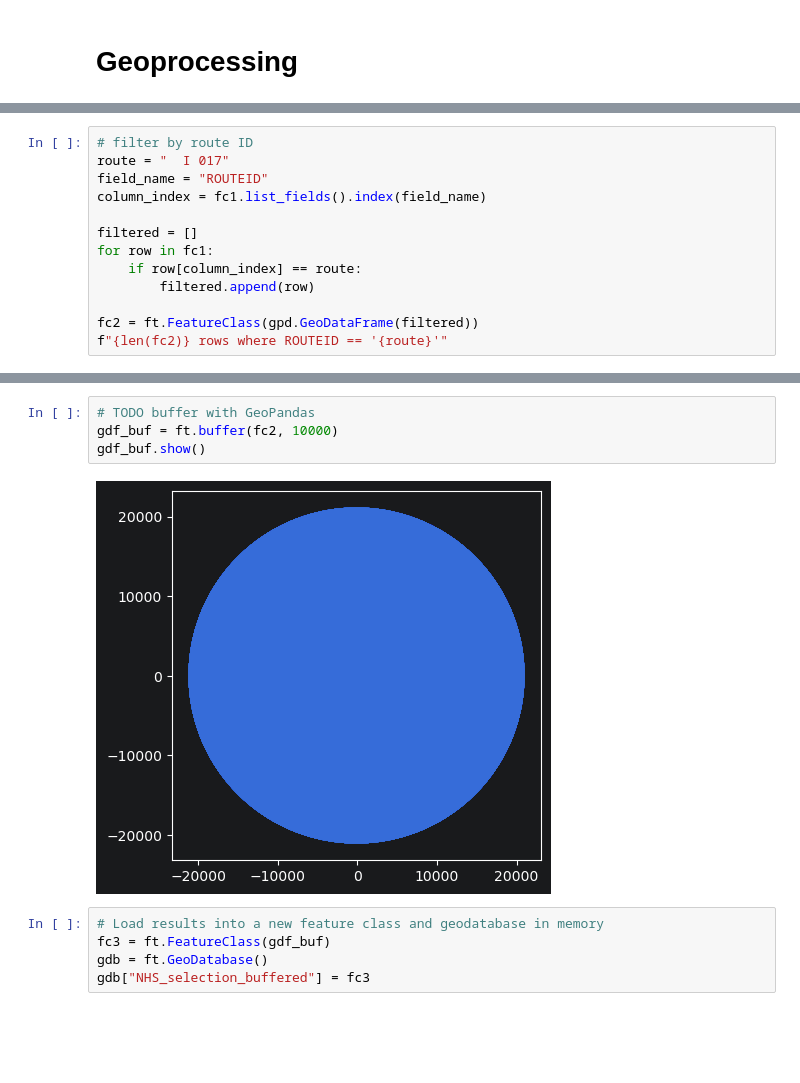
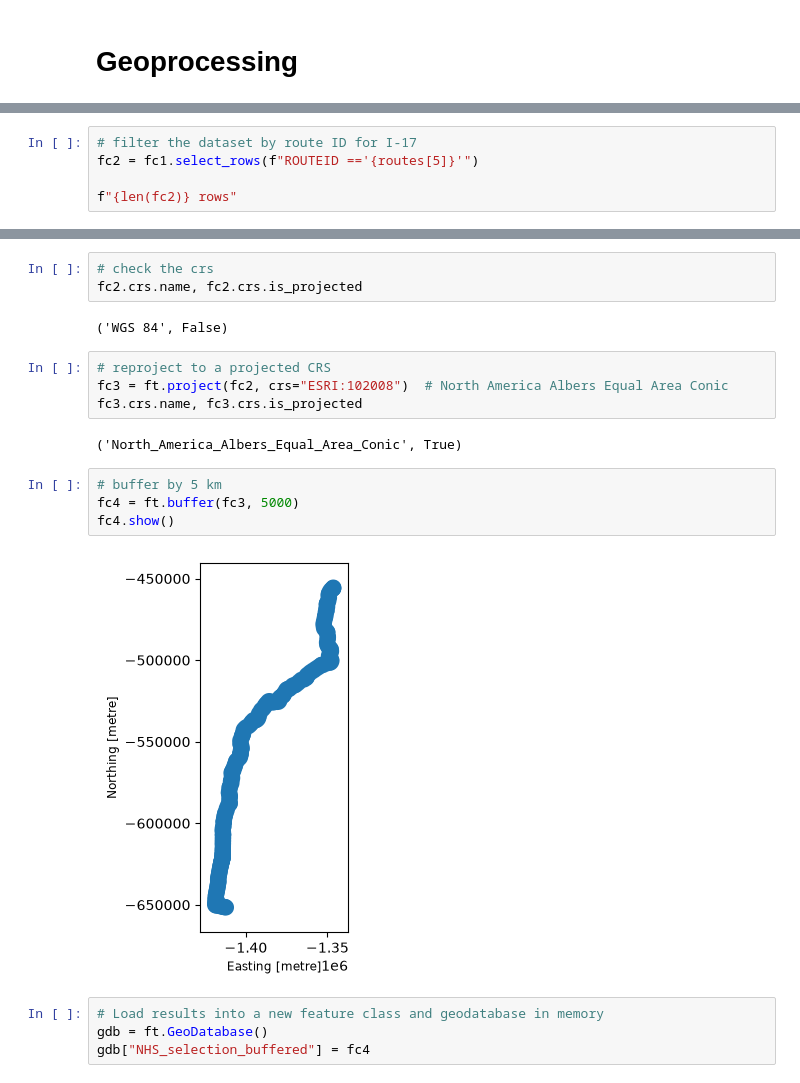
Before and after one commit to corbel-spatial/footbridge, a Jupyter notebook: docs/notebooks/geoprocessing.ipynb, the cells around one changed output, grey strips where cells are left out. Drawn from its saved outputs; the diff is of its cells as text; blank space fills up the shorter version.

Commit message:
add footbridge.project, update notebooks

```diff
--- a/docs/notebooks/geoprocessing.ipynb
+++ b/docs/notebooks/geoprocessing.ipynb
@@ -14,14 +37,6 @@ f"{len(fc1)} rows"
 # %%
-# filter by route ID
-route = "  I 017"
-field_name = "ROUTEID"
-column_index = fc1.list_fields().index(field_name)
+# filter the dataset by route ID for I-17
+fc2 = fc1.select_rows(f"ROUTEID =='{routes[5]}'")
 
-filtered = []
-for row in fc1:
-    if row[column_index] == route:
-        filtered.append(row)
-
-fc2 = ft.FeatureClass(gpd.GeoDataFrame(filtered))
-f"{len(fc2)} rows where ROUTEID == '{route}'"
+f"{len(fc2)} rows"
 # %% [output]
@@ -29,14 +48,24 @@ f"{len(fc2)} rows where ROUTEID == '{route}'"
+# %%
+# check the crs
+fc2.crs.name, fc2.crs.is_projected
+# %% [output]
+('WGS 84', False)
+# %%
+# reproject to a projected CRS
+fc3 = ft.project(fc2, crs="ESRI:102008")  # North America Albers Equal Area Conic
+fc3.crs.name, fc3.crs.is_projected
+# %% [output]
+('North_America_Albers_Equal_Area_Conic', True)
 # %%
-# TODO buffer with GeoPandas
-gdf_buf = ft.buffer(fc2, 10000)
-gdf_buf.show()
+# buffer by 5 km
+fc4 = ft.buffer(fc3, 5000)
+fc4.show()
 # %% [output]
-[figure, old version]
+[figure, new version]
 # %%
 # Load results into a new feature class and geodatabase in memory
-fc3 = ft.FeatureClass(gdf_buf)
 gdb = ft.GeoDatabase()
-gdb["NHS_selection_buffered"] = fc3
+gdb["NHS_selection_buffered"] = fc4
 # %%
 # Save to disk
 gdb.save("NHS_selection.gdb", overwrite=True)
```
Also changed, not shown: parts of 5 cells of this notebook, 18 other files.
